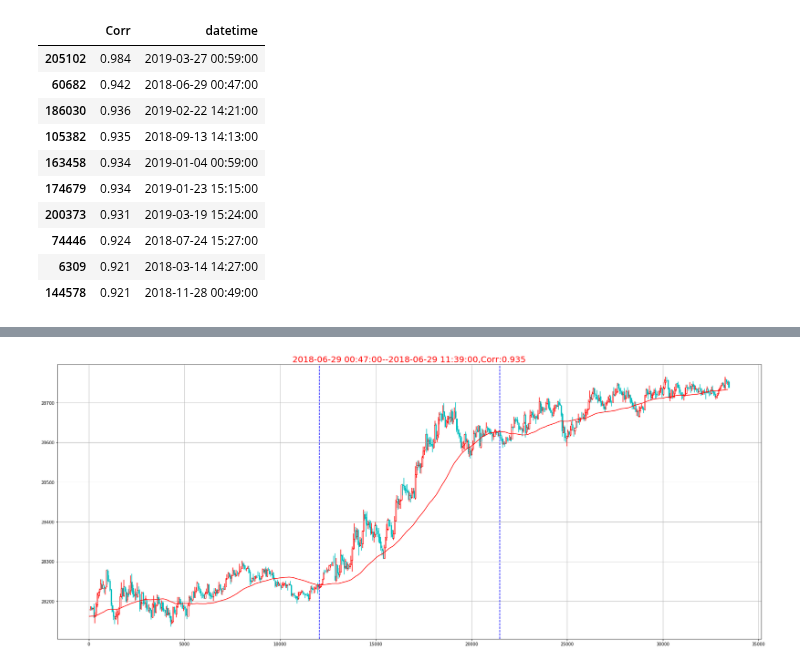
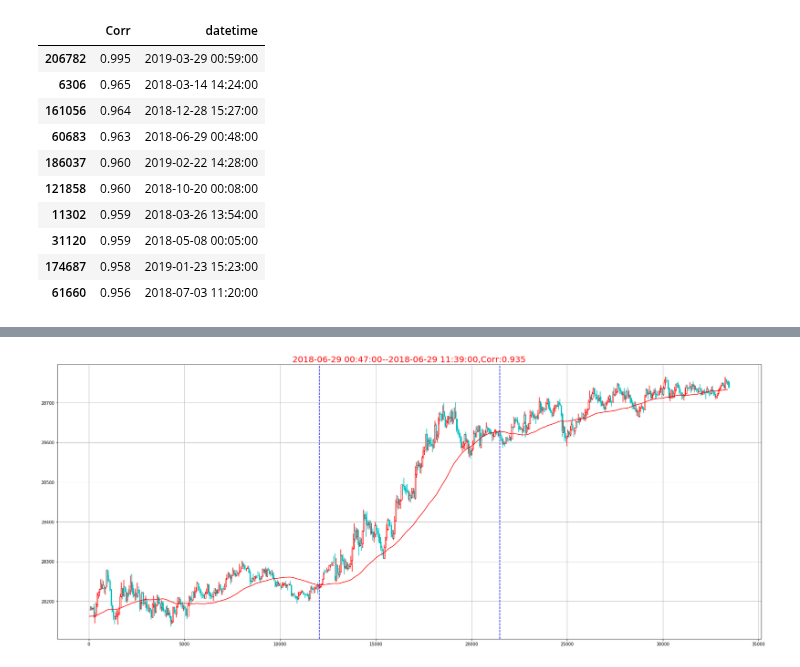
Before and after one commit to che7611/test2, a Jupyter notebook: TestK.ipynb, the cells around one changed output, grey strips where cells are left out. Saved outputs shown, nothing was run; the diff lists cells and outputs as text; code cells hidden in the pictures.

```diff
--- a/TestK.ipynb
+++ b/TestK.ipynb
@@ -14,11 +14,8 @@ import talib as tb
 
 conn=pymysql.connect("www.a667.com","kairuitouzi","kai070122","carry_investment",charset='utf8' )
 sql="SELECT  * FROM wh_same_month_min WHERE prodcode='HSI'"
-# sql="SELECT  * FROM wh_same_month_day WHERE prodcode='HSI'"
 df1=pd.read_sql(sql,conn)
 df1['ma60']=tb.MA(df1['close'].values,timeperiod=60)
-# df1.set_index('datetime',inplace=True)
-# df1['Time']=df1.index.time
-# df1['Date']=df1.index.date
-df1.head()
+df1['ma30']=tb.MA(df1['close'].values,timeperiod=30)
+print(df1.shape)
 # %% [output]
@@ -31,6 +23,5 @@ df1.head()
 # %%
-dt1=dt.datetime(2019,3,27,9,15)
-print(dt1,time1)
+dt1=dt.datetime(2019,3,29,9,15)
 Source=df1
 TA=Source[Source.datetime>=dt1]
 
@@ -43,11 +33,11 @@ spent time: 0:00:50.548892
 |  | Corr | datetime |
-| 205102 | 0.984 | 2019-03-27 00:59:00 |
-| 60682 | 0.942 | 2018-06-29 00:47:00 |
-| 186030 | 0.936 | 2019-02-22 14:21:00 |
-| 105382 | 0.935 | 2018-09-13 14:13:00 |
-| 163458 | 0.934 | 2019-01-04 00:59:00 |
-| 174679 | 0.934 | 2019-01-23 15:15:00 |
-| 200373 | 0.931 | 2019-03-19 15:24:00 |
-| 74446 | 0.924 | 2018-07-24 15:27:00 |
-| 6309 | 0.921 | 2018-03-14 14:27:00 |
-| 144578 | 0.921 | 2018-11-28 00:49:00 |
+| 206782 | 0.995 | 2019-03-29 00:59:00 |
+| 6306 | 0.965 | 2018-03-14 14:24:00 |
+| 161056 | 0.964 | 2018-12-28 15:27:00 |
+| 60683 | 0.963 | 2018-06-29 00:48:00 |
+| 186037 | 0.960 | 2019-02-22 14:28:00 |
+| 121858 | 0.960 | 2018-10-20 00:08:00 |
+| 11302 | 0.959 | 2018-03-26 13:54:00 |
+| 31120 | 0.959 | 2018-05-08 00:05:00 |
+| 174687 | 0.958 | 2019-01-23 15:23:00 |
+| 61660 | 0.956 | 2018-07-03 11:20:00 |
```
Also changed, not shown: parts of 11 cells of this notebook, 4 other files.
